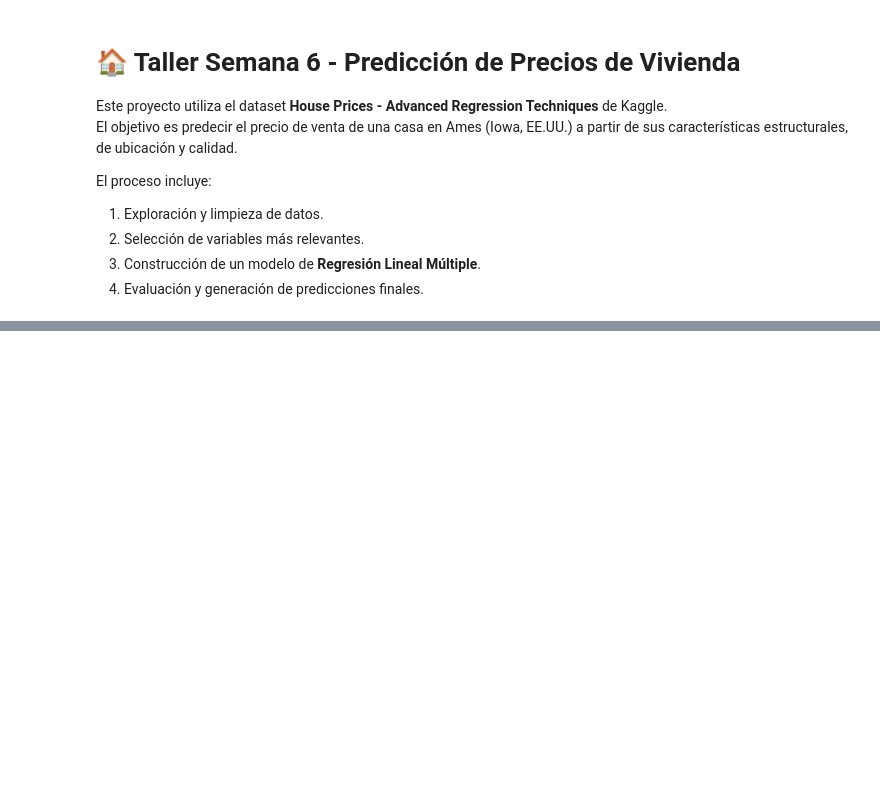
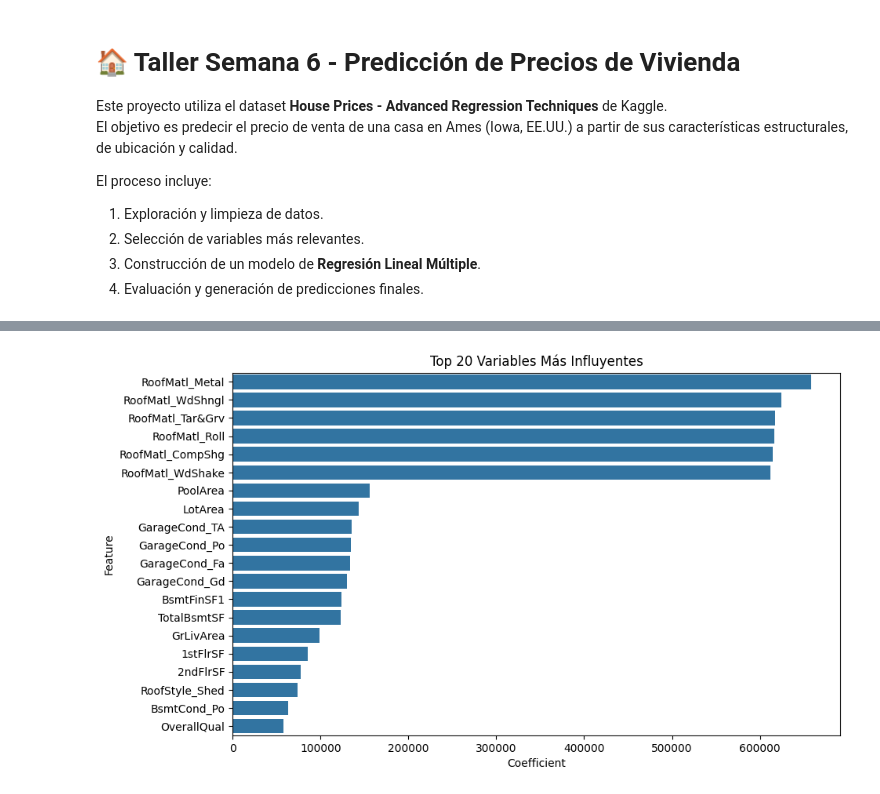
Before and after one commit to jhonnatan-05/Electiva-Profesional-III, a Jupyter notebook: semana 6/taller semana 6.ipynb, the cells around one changed output, grey strips where cells are left out. Drawn from its saved outputs; the diff is of its cells as text; code cells hidden in the pictures; blank space fills up the shorter version.

```diff
--- a/semana 6/taller semana 6.ipynb
+++ b/semana 6/taller semana 6.ipynb
@@ -321,0 +248,12 @@ Archivo 'predicciones.csv' generado con éxito
+# %%
+coef_df = pd.DataFrame({
+    "Feature": X.columns,
+    "Coefficient": model.coef_
+}).sort_values(by="Coefficient", ascending=False)
+
+plt.figure(figsize=(10, 6))
+sns.barplot(x="Coefficient", y="Feature", data=coef_df.head(20))
+plt.title("Top 20 Variables Más Influyentes")
+plt.show()
+# %% [output]
+[figure, added]
```
Also changed, not shown: parts of 12 cells of this notebook, 1 other file.
